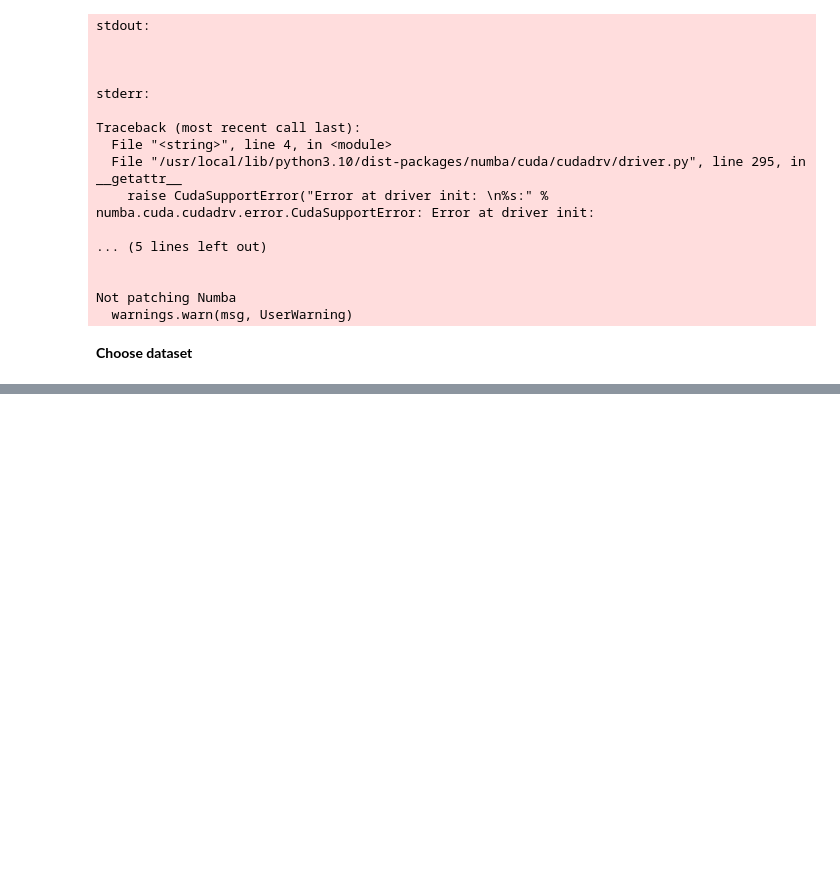
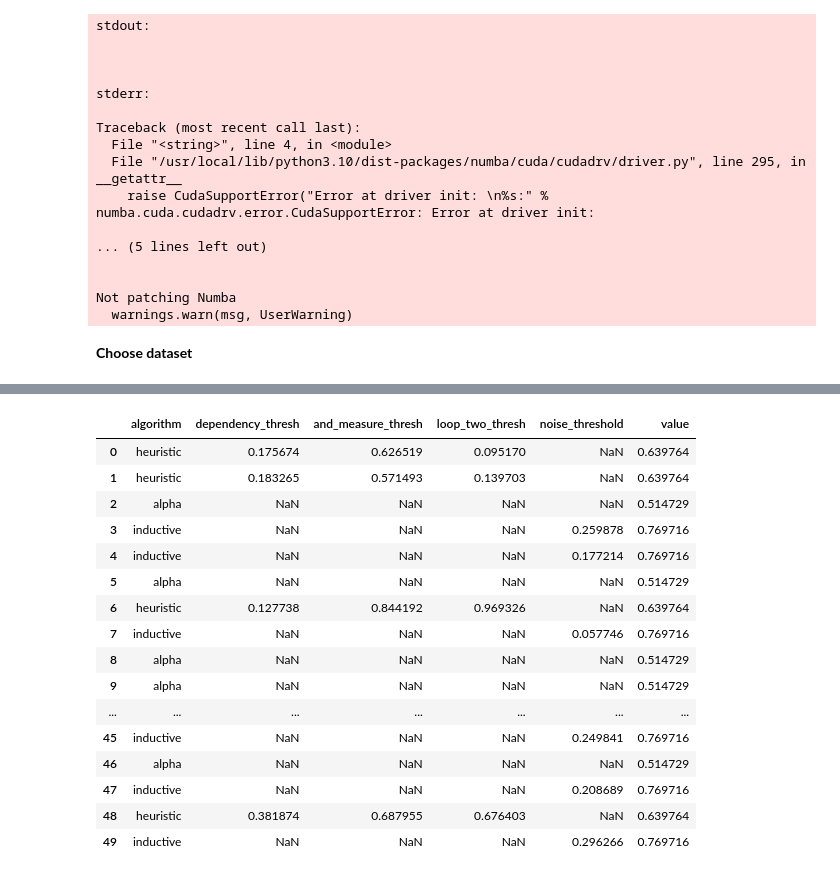
Before and after one commit to Karlerikkanal/AutoML_projects, a Jupyter notebook: Project_2/Project2.ipynb, the cells around one changed output, grey strips where cells are left out. Cells and saved outputs as stored; diff of their text form; code cells hidden in the pictures; blank space fills up the shorter version.

```diff
--- a/Project_2/Project2.ipynb
+++ b/Project_2/Project2.ipynb
@@ -226,0 +239,20 @@ Best algorithm and parameters:
+# %%
+# prompt: what are the goodness of different outcomes of optuna output in "study"
+
+print("Number of finished trials: ", len(study.trials))
+print("Best trial:")
+trial = study.best_trial
+
+print("  Value: ", trial.value)
+
+print("  Params: ")
+for key, value in trial.params.items():
+    print("    {}: {}".format(key, value))
+
+print("  User attrs:")
+for key, value in trial.user_attrs.items():
+    print("    {}: {}".format(key, value))
+
+print("  System attrs:")
+for key, value in trial.system_attrs.items():
+    print("    {}: {}".format(key, value))
@@ -226,0 +268,51 @@ Best algorithm and parameters:
+# %%
+# prompt: what are the parameters tried in "study". make a pandas table. reorder columns in # prompt: what are the parameters tried in "study". make a pandas table.
+# import pandas as pd
+# # Create a list to store the trial parameters
+# trials_data = []
+# # Iterate through the trials and extract the parameters
+# for trial in study.trials:
+#     trial_data = trial.params.copy()  # Start with the parameters
+#     trial_data['value'] = trial.value  # Add the objective value
+#     trials_data.append(trial_data)
+# # Create the Pandas DataFrame
+# trials_df = pd.DataFrame(trials_data)
+# trials_df to make value last column
+
+import pandas as pd
+
+# Create a list to store the trial parameters
+trials_data = []
+# Iterate through the trials and extract the parameters
+for trial in study.trials:
+    trial_data = trial.params.copy()  # Start with the parameters
+    trial_data['value'] = trial.value  # Add the objective value
+    trials_data.append(trial_data)
+# Create the Pandas DataFrame
+trials_df = pd.DataFrame(trials_data)
+
+#Move value column to the last
+cols = list(trials_df.columns)
+cols.remove('value')
+cols.append('value')
+trials_df = trials_df[cols]
+
+trials_df
+# %% [output]
+|  | algorithm | dependency_thresh | and_measure_thresh | loop_two_thresh | noise_threshold | value |
+| 0 | heuristic | 0.175674 | 0.626519 | 0.095170 | NaN | 0.639764 |
+| 1 | heuristic | 0.183265 | 0.571493 | 0.139703 | NaN | 0.639764 |
+| 2 | alpha | NaN | NaN | NaN | NaN | 0.514729 |
+| 3 | inductive | NaN | NaN | NaN | 0.259878 | 0.769716 |
+| 4 | inductive | NaN | NaN | NaN | 0.177214 | 0.769716 |
+| 5 | alpha | NaN | NaN | NaN | NaN | 0.514729 |
+| 6 | heuristic | 0.127738 | 0.844192 | 0.969326 | NaN | 0.639764 |
+| 7 | inductive | NaN | NaN | NaN | 0.057746 | 0.769716 |
+| 8 | alpha | NaN | NaN | NaN | NaN | 0.514729 |
+| 9 | alpha | NaN | NaN | NaN | NaN | 0.514729 |
+| ... | ... | ... | ... | ... | ... | ... |
+| 45 | inductive | NaN | NaN | NaN | 0.249841 | 0.769716 |
+| 46 | alpha | NaN | NaN | NaN | NaN | 0.514729 |
+| 47 | inductive | NaN | NaN | NaN | 0.208689 | 0.769716 |
+| 48 | heuristic | 0.381874 | 0.687955 | 0.676403 | NaN | 0.639764 |
+| 49 | inductive | NaN | NaN | NaN | 0.296266 | 0.769716 |
```
Also changed, not shown: parts of 11 cells of this notebook, 1 other file.
